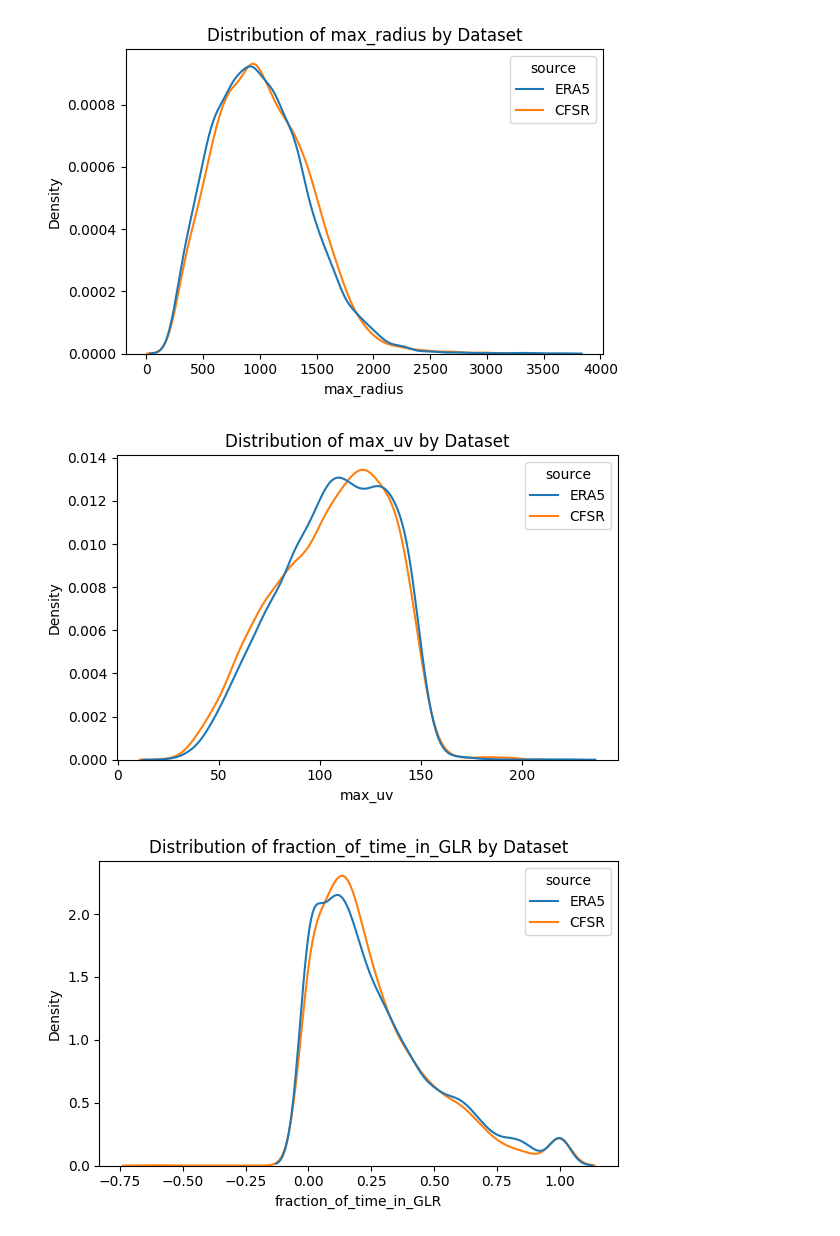
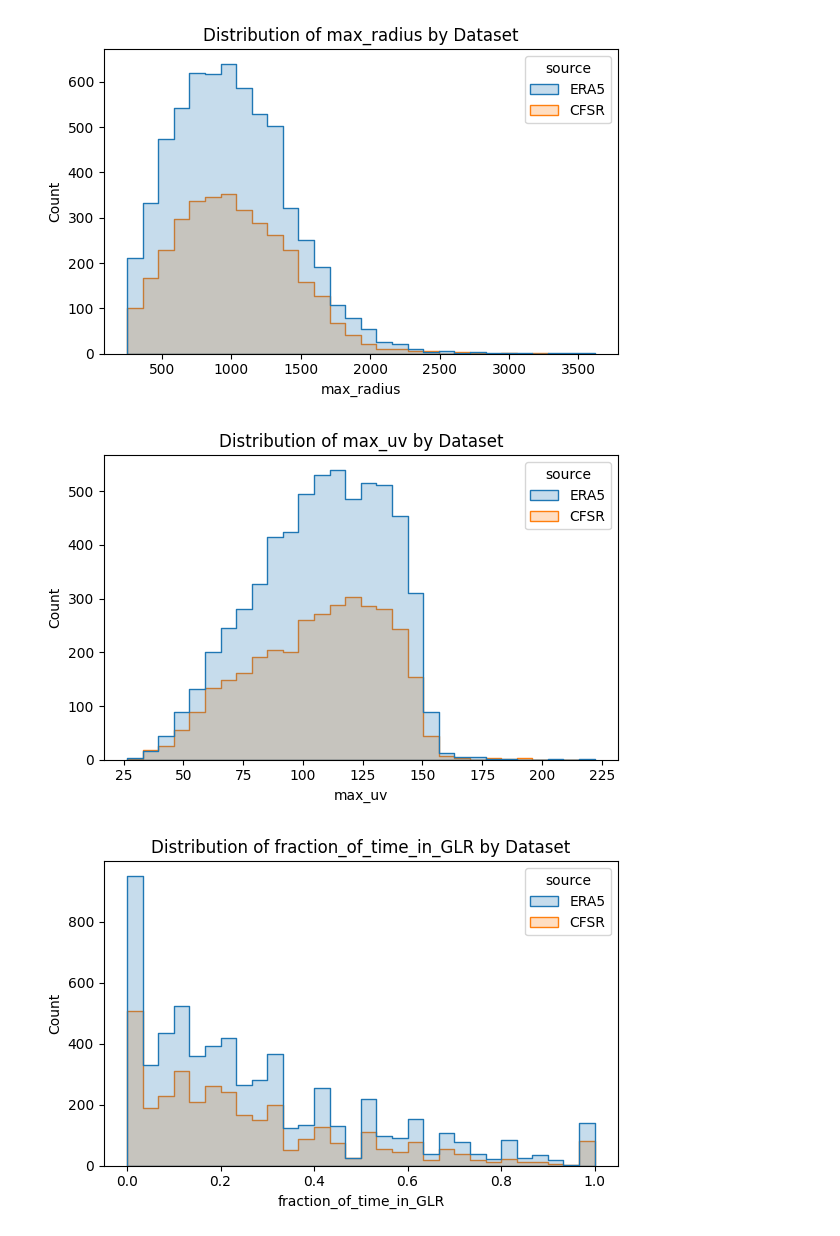
Before and after one commit to DaniJonesOcean/etc-impacts-great-lakes, a Jupyter notebook: notebooks/01_exploratory_analysis.ipynb, the cells around one changed output. Saved outputs shown, nothing was run; the diff lists cells and outputs as text; code cells hidden in the pictures.

Commit message:
Working on data preprocessing

```diff
--- a/notebooks/01_exploratory_analysis.ipynb
+++ b/notebooks/01_exploratory_analysis.ipynb
@@ -117,0 +85,20 @@ for label, df in zip(['ERA5', 'CFSR'], [df_era5, df_cfsr]):
+# %%
+# ------------------------------
+# 3. Data Cleaning
+# ------------------------------
+
+# Remove duplicated columns
+print("Removing duplicate columns if present...")
+df_era5 = df_era5.loc[:, ~df_era5.columns.duplicated()]
+df_cfsr = df_cfsr.loc[:, ~df_cfsr.columns.duplicated()]
+
+# Apply season and clean teleconnections
+for df in [df_era5, df_cfsr]:
+    add_season(df)
+    clean_teleconnections(df)
+
+# Remove invalid CFSR values
+df_cfsr = df_cfsr[
+    (df_cfsr['fraction_of_time_in_GLR'] >= 0) &
+    (df_cfsr['maturity_glr0_minus_genesis_ratio'] >= 0)
+].copy()
@@ -118,12 +109,26 @@ for label, df in zip(['ERA5', 'CFSR'], [df_era5, df_cfsr]):
 # %%
+# ------------------------------
+# 4a. Storm Property Visualizations
+# ------------------------------
+storm_characteristics = [
+    'min_p_cent', 'max_p_grad', 'max_radius', 'max_uv',
+    'fraction_of_time_in_GLR', 'maturity_glr0_minus_genesis_ratio']
+
+# Add 'source' column for comparison
 df_era5['source'] = 'ERA5'
 df_cfsr['source'] = 'CFSR'
-df_all = pd.concat([df_era5, df_cfsr], ignore_index=True)
+df_all = pd.concat([df_era5, df_cfsr])
 
+# Histograms
 for var in storm_characteristics:
     plt.figure(figsize=(6, 4))
-    sns.kdeplot(data=df_all, x=var, hue='source', common_norm=False)
+    sns.histplot(data=df_all, x=var, hue='source', bins=30, element='step', stat='count')
     plt.title(f"Distribution of {var} by Dataset")
     plt.tight_layout()
     plt.show()
+
+# Pairplot (ERA5 only)
+sns.pairplot(df_era5[storm_characteristics].sample(frac=0.1, random_state=42), corner=True)
+plt.suptitle("ERA5 Storm Characteristics (Sampled)", y=1.02)
+plt.show()
 # %% [output]
@@ -132,3 +137,3 @@ for var in storm_characteristics:
-[figure, old version]
+[figure, new version]
-[figure, old version]
+[figure, new version]
-[figure, old version]
+[figure, new version]
```
Also changed, not shown: parts of 17 cells of this notebook, 7 other files.
